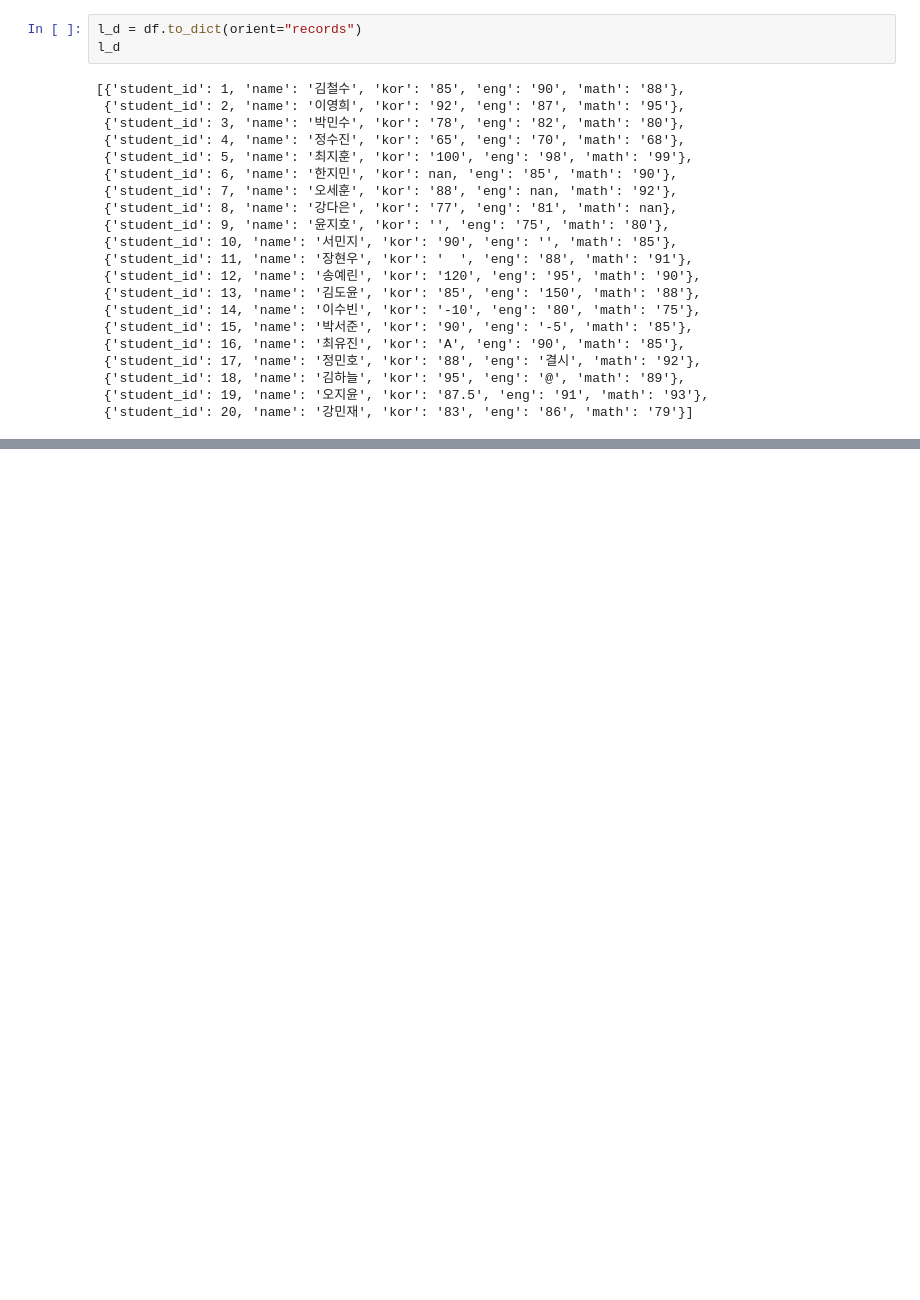
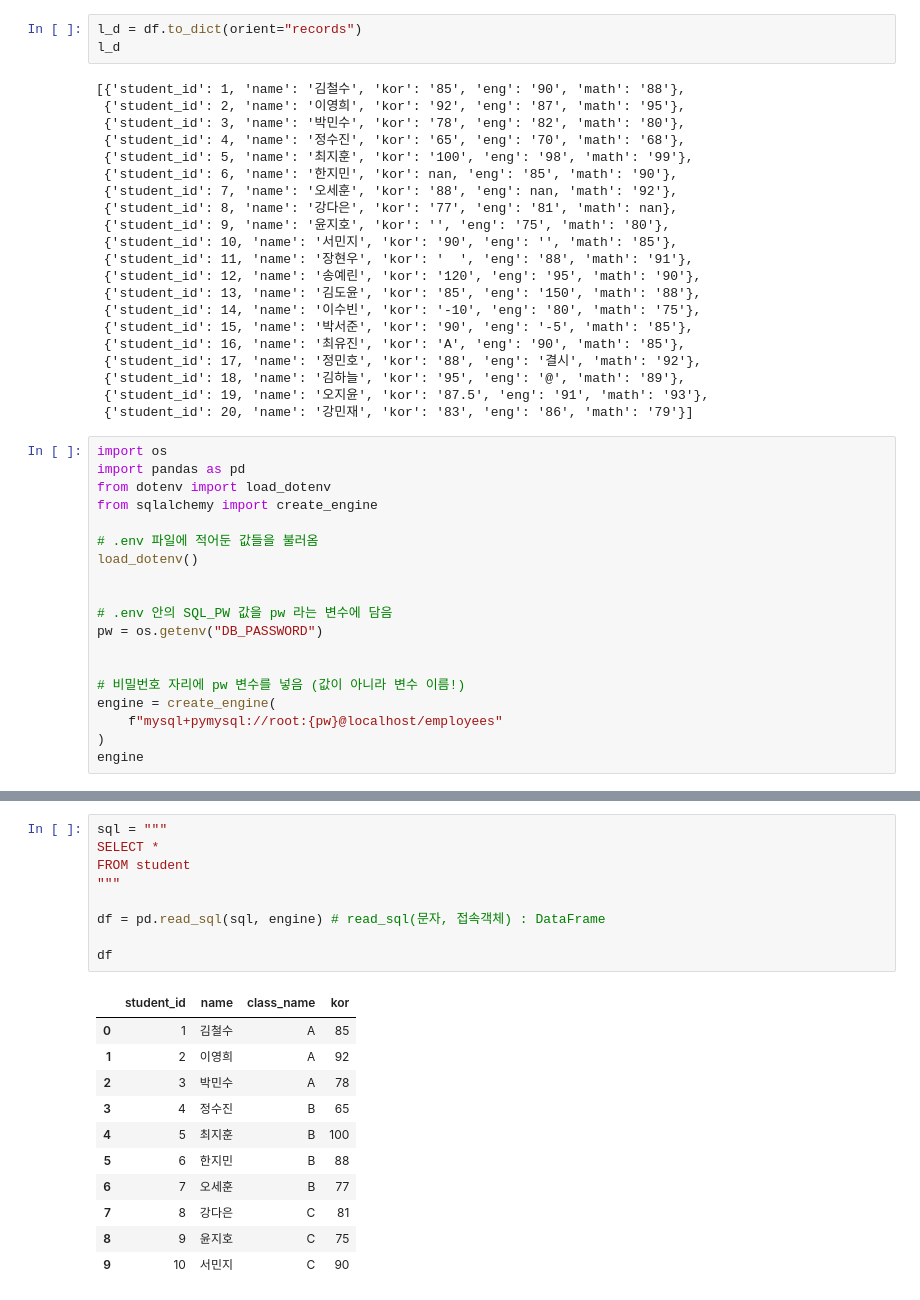
Before and after one commit to chayojun/EMS_Python_Analysis, a Jupyter notebook: scr/03_data_collection_storage.ipynb, the cells around one changed output, grey strips where cells are left out. Saved outputs shown, nothing was run; the diff lists cells and outputs as text; blank space fills up the shorter version.

```diff
--- a/scr/03_data_collection_storage.ipynb
+++ b/scr/03_data_collection_storage.ipynb
@@ -292,3 +292,22 @@ l_d
  {'student_id': 18, 'name': '김하늘', 'kor': '95', 'eng': '@', 'math': '89'},
  {'student_id': 19, 'name': '오지윤', 'kor': '87.5', 'eng': '91', 'math': '93'},
  {'student_id': 20, 'name': '강민재', 'kor': '83', 'eng': '86', 'math': '79'}]
+# %%
+import os
+import pandas as pd
+from dotenv import load_dotenv
+from sqlalchemy import create_engine
+
+# .env 파일에 적어둔 값들을 불러옴
+load_dotenv()
+
+
+# .env 안의 SQL_PW 값을 pw 라는 변수에 담음
+pw = os.getenv("DB_PASSWORD")
+
+
+# 비밀번호 자리에 pw 변수를 넣음 (값이 아니라 변수 이름!)
+engine = create_engine(
+    f"mysql+pymysql://root:{pw}@localhost/employees"
+)
+engine
@@ -294,0 +331,21 @@ l_d
+# %%
+sql = """
+SELECT *
+FROM student
+"""
+
+df = pd.read_sql(sql, engine) # read_sql(문자, 접속객체) : DataFrame
+
+df
+# %% [output]
+|  | student_id | name | class_name | kor |
+| 0 | 1 | 김철수 | A | 85 |
+| 1 | 2 | 이영희 | A | 92 |
+| 2 | 3 | 박민수 | A | 78 |
+| 3 | 4 | 정수진 | B | 65 |
+| 4 | 5 | 최지훈 | B | 100 |
+| 5 | 6 | 한지민 | B | 88 |
+| 6 | 7 | 오세훈 | B | 77 |
+| 7 | 8 | 강다은 | C | 81 |
+| 8 | 9 | 윤지호 | C | 75 |
+| 9 | 10 | 서민지 | C | 90 |
```
Also changed, not shown: parts of 3 cells of this notebook.
